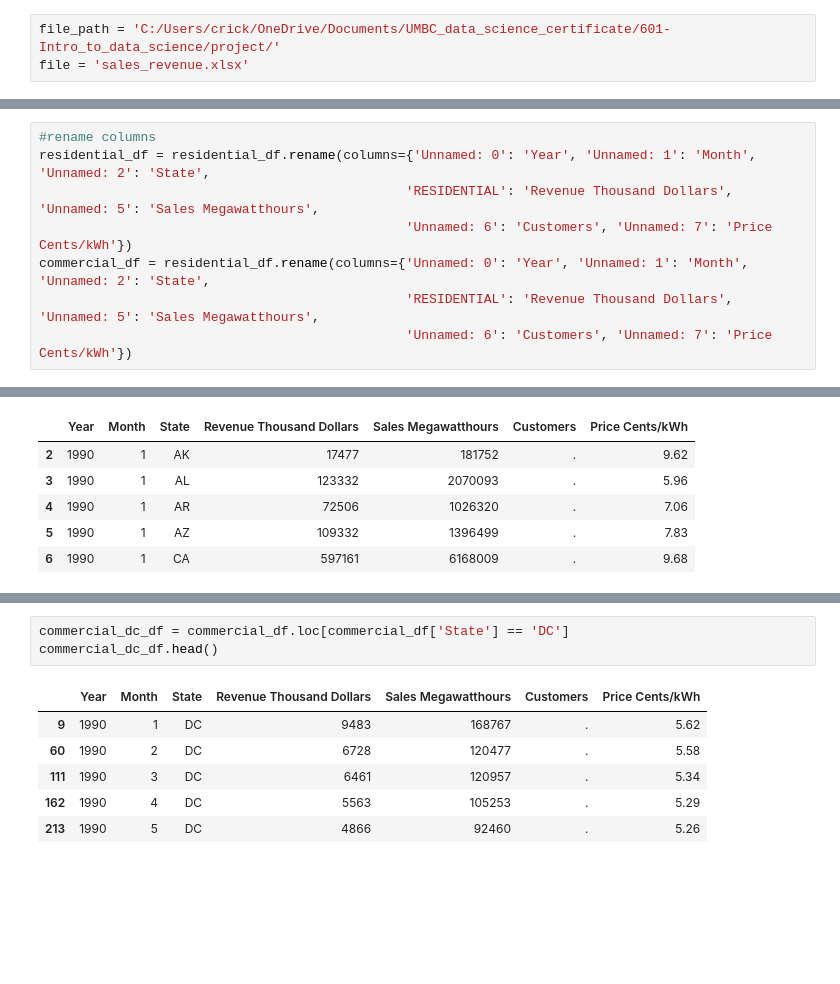
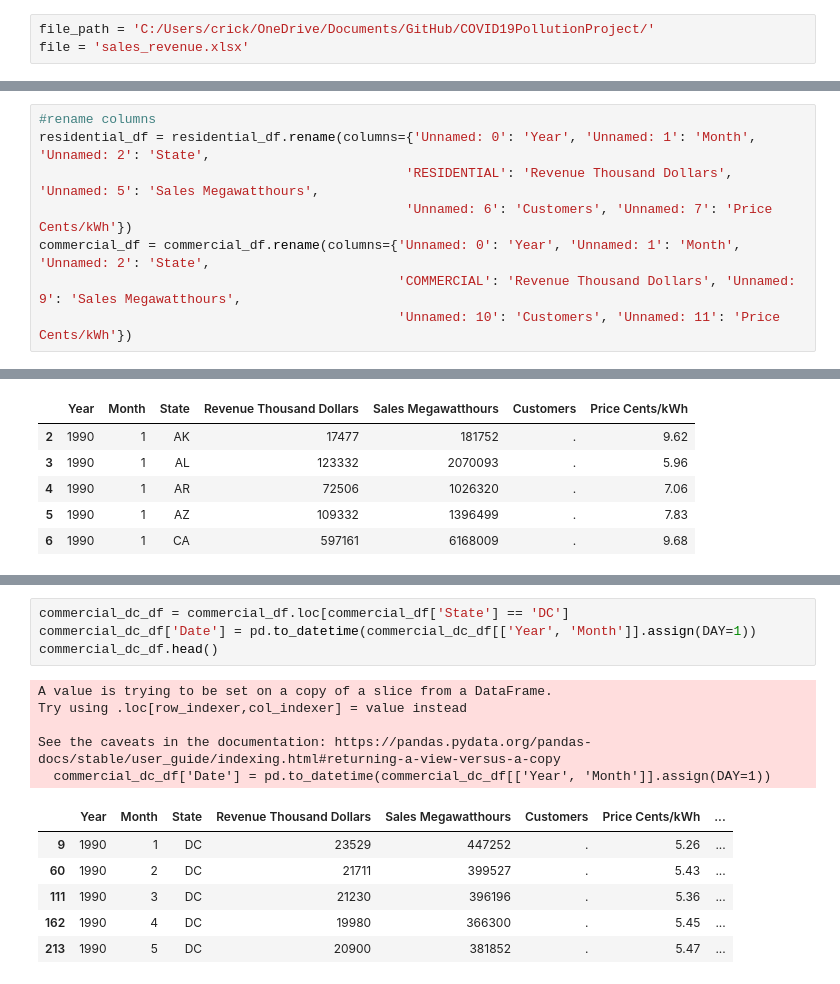
Before and after one commit to nickAndrewws/COVID19PollutionProject, a Jupyter notebook: electricity_data.ipynb, the cells around one changed output, grey strips where cells are left out. Drawn from its saved outputs; the diff is of its cells as text; blank space fills up the shorter version.

```diff
--- a/electricity_data.ipynb
+++ b/electricity_data.ipynb
@@ -3,5 +4,5 @@ import pandas as pd
 # %%
-file_path = 'C:/Users/crick/OneDrive/Documents/UMBC_data_science_certificate/601-Intro_to_data_science/project/'
+file_path = 'C:/Users/crick/OneDrive/Documents/GitHub/COVID19PollutionProject/'
 file = 'sales_revenue.xlsx'
 # %%
 #read in data
@@ -48,9 +49,9 @@ commercial_df.head()
 residential_df = residential_df.rename(columns={'Unnamed: 0': 'Year', 'Unnamed: 1': 'Month', 'Unnamed: 2': 'State',
                                                'RESIDENTIAL': 'Revenue Thousand Dollars', 'Unnamed: 5': 'Sales Megawatthours',
                                                'Unnamed: 6': 'Customers', 'Unnamed: 7': 'Price Cents/kWh'})
-commercial_df = residential_df.rename(columns={'Unnamed: 0': 'Year', 'Unnamed: 1': 'Month', 'Unnamed: 2': 'State',
-                                               'RESIDENTIAL': 'Revenue Thousand Dollars', 'Unnamed: 5': 'Sales Megawatthours',
-                                               'Unnamed: 6': 'Customers', 'Unnamed: 7': 'Price Cents/kWh'})
+commercial_df = commercial_df.rename(columns={'Unnamed: 0': 'Year', 'Unnamed: 1': 'Month', 'Unnamed: 2': 'State',
+                                              'COMMERCIAL': 'Revenue Thousand Dollars', 'Unnamed: 9': 'Sales Megawatthours',
+                                              'Unnamed: 10': 'Customers', 'Unnamed: 11': 'Price Cents/kWh'})
 # %%
 residential_df.head()
 # %% [output]
@@ -104,10 +111,16 @@ residential_dc_df.head()
 # %%
 commercial_dc_df = commercial_df.loc[commercial_df['State'] == 'DC']
+commercial_dc_df['Date'] = pd.to_datetime(commercial_dc_df[['Year', 'Month']].assign(DAY=1))
 commercial_dc_df.head()
 # %% [output]
+A value is trying to be set on a copy of a slice from a DataFrame.
+Try using .loc[row_indexer,col_indexer] = value instead
+
+See the caveats in the documentation: https://pandas.pydata.org/pandas-docs/stable/user_guide/indexing.html#returning-a-view-versus-a-copy
+  commercial_dc_df['Date'] = pd.to_datetime(commercial_dc_df[['Year', 'Month']].assign(DAY=1))
-|  | Year | Month | State | Revenue Thousand Dollars | Sales Megawatthours | Customers | Price Cents/kWh |
-| 9 | 1990 | 1 | DC | 9483 | 168767 | . | 5.62 |
-| 60 | 1990 | 2 | DC | 6728 | 120477 | . | 5.58 |
-| 111 | 1990 | 3 | DC | 6461 | 120957 | . | 5.34 |
-| 162 | 1990 | 4 | DC | 5563 | 105253 | . | 5.29 |
-| 213 | 1990 | 5 | DC | 4866 | 92460 | . | 5.26 |
+|  | Year | Month | State | Revenue Thousand Dollars | Sales Megawatthours | Customers | Price Cents/kWh | ... |
+| 9 | 1990 | 1 | DC | 23529 | 447252 | . | 5.26 | ... |
+| 60 | 1990 | 2 | DC | 21711 | 399527 | . | 5.43 | ... |
+| 111 | 1990 | 3 | DC | 21230 | 396196 | . | 5.36 | ... |
+| 162 | 1990 | 4 | DC | 19980 | 366300 | . | 5.45 | ... |
+| 213 | 1990 | 5 | DC | 20900 | 381852 | . | 5.47 | ... |
```
Also changed, not shown: parts of 9 cells of this notebook.
